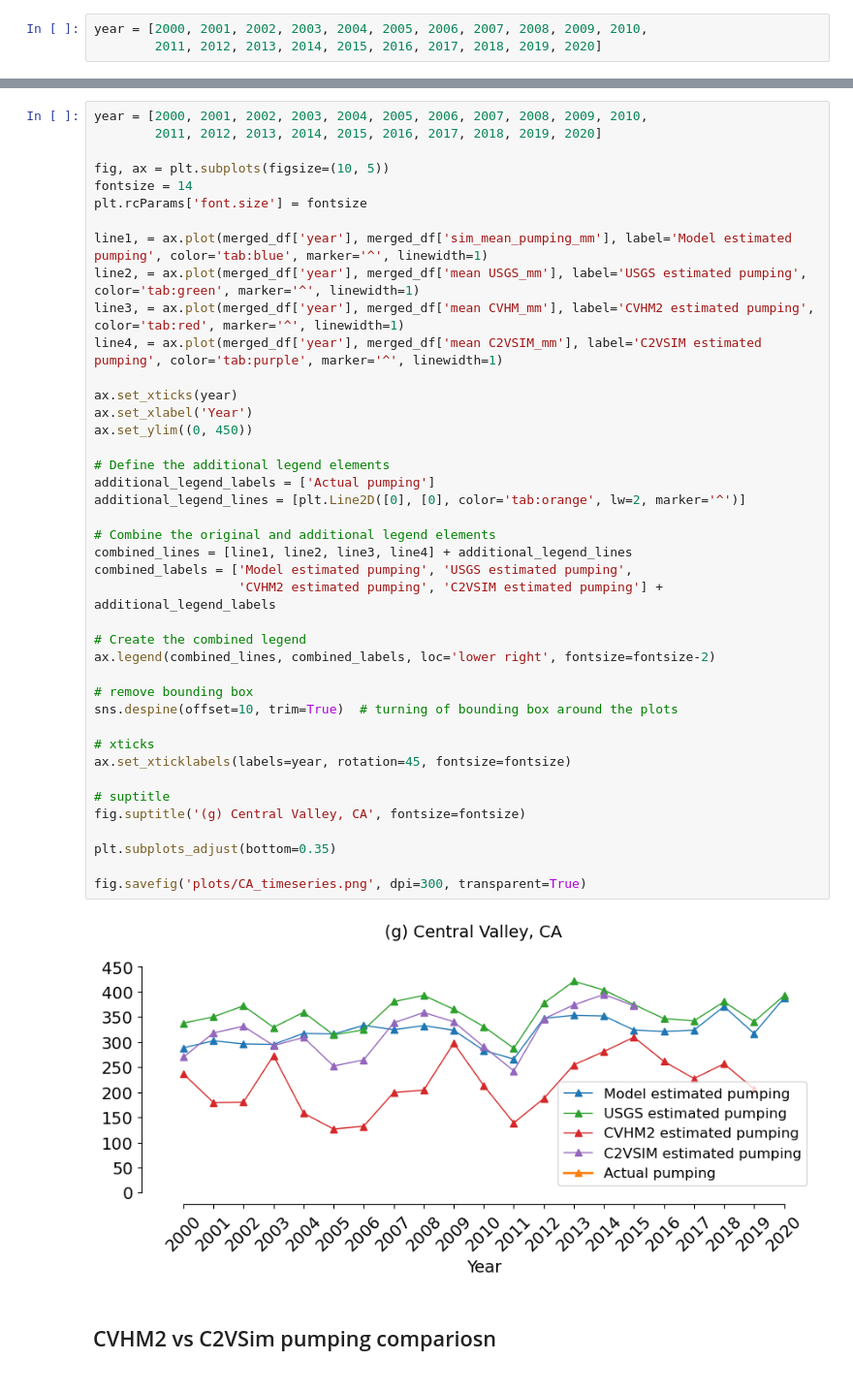
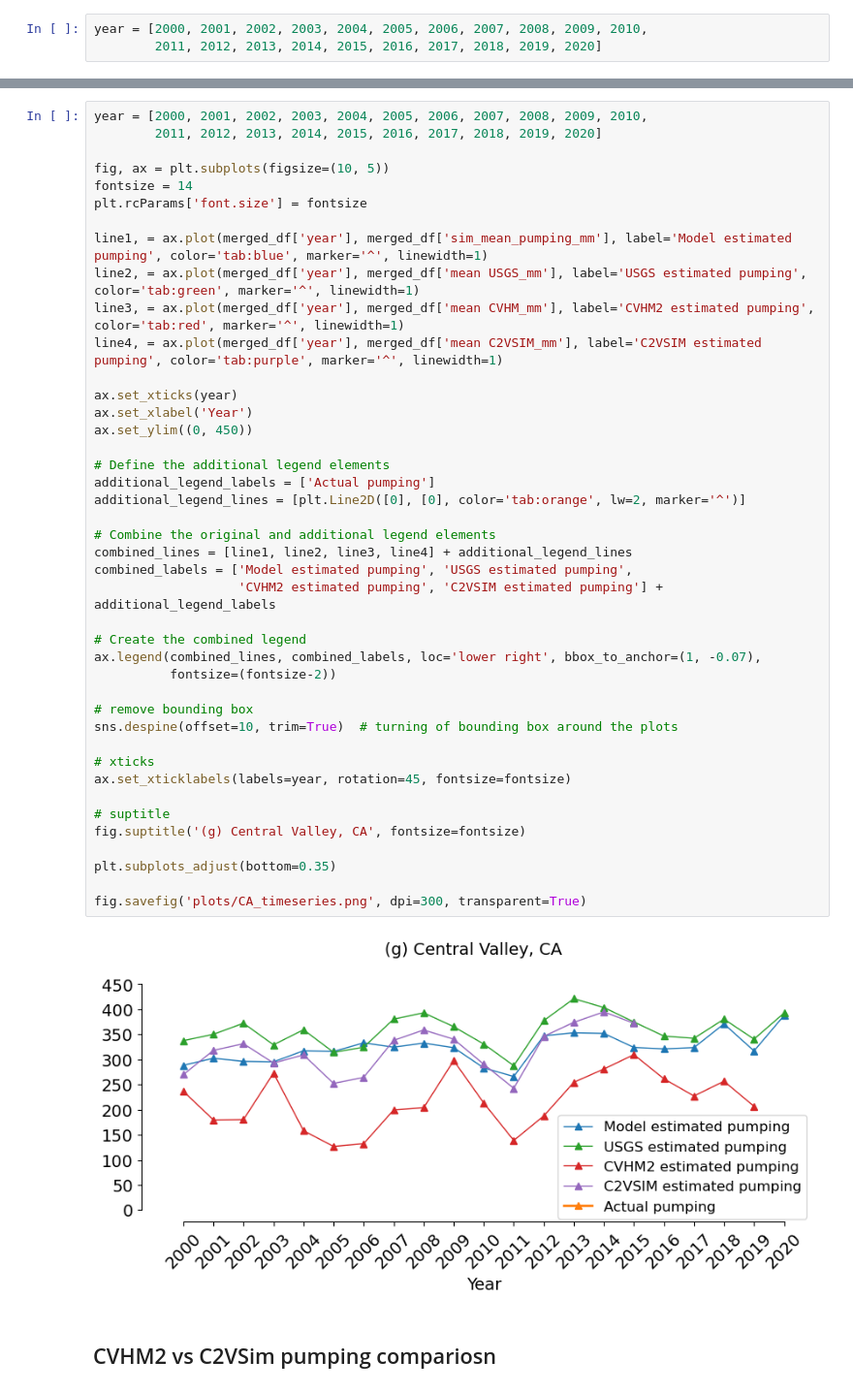
Before and after one commit to mdfahimhasan/WestUS_Peff, a Jupyter notebook: Codes/results_analysis/netGW_vs_pumping.ipynb, the cells around one changed output, grey strips where cells are left out. Shown: that part at 97% size. Drawn from its saved outputs; the diff is of its cells as text.

Commit message:
updated timeseries plot for central valley

```diff
--- a/Codes/results_analysis/netGW_vs_pumping.ipynb
+++ b/Codes/results_analysis/netGW_vs_pumping.ipynb
@@ -281,35 +281,36 @@ line3, = ax.plot(merged_df['year'], merged_df['mean CVHM_mm'], label='CVHM2 esti
 line4, = ax.plot(merged_df['year'], merged_df['mean C2VSIM_mm'], label='C2VSIM estimated pumping', color='tab:purple', marker='^', linewidth=1)
 
 ax.set_xticks(year)
 ax.set_xlabel('Year')
 ax.set_ylim((0, 450))
 
 # Define the additional legend elements
 additional_legend_labels = ['Actual pumping']
 additional_legend_lines = [plt.Line2D([0], [0], color='tab:orange', lw=2, marker='^')]
 
 # Combine the original and additional legend elements
 combined_lines = [line1, line2, line3, line4] + additional_legend_lines
 combined_labels = ['Model estimated pumping', 'USGS estimated pumping',
                    'CVHM2 estimated pumping', 'C2VSIM estimated pumping'] + additional_legend_labels
 
 # Create the combined legend
-ax.legend(combined_lines, combined_labels, loc='lower right', fontsize=fontsize-2)
+ax.legend(combined_lines, combined_labels, loc='lower right', bbox_to_anchor=(1, -0.07),
+          fontsize=(fontsize-2))
 
 # remove bounding box
 sns.despine(offset=10, trim=True)  # turning of bounding box around the plots
 
 # xticks
 ax.set_xticklabels(labels=year, rotation=45, fontsize=fontsize)
 
 # suptitle
 fig.suptitle('(g) Central Valley, CA', fontsize=fontsize)
 
 plt.subplots_adjust(bottom=0.35)
 
 fig.savefig('plots/CA_timeseries.png', dpi=300, transparent=True)
 # %% [output]
-[figure, old version]
+[figure, new version]
 # %% [markdown]
 ## CVHM2 vs C2VSim pumping compariosn
 # %%
```
